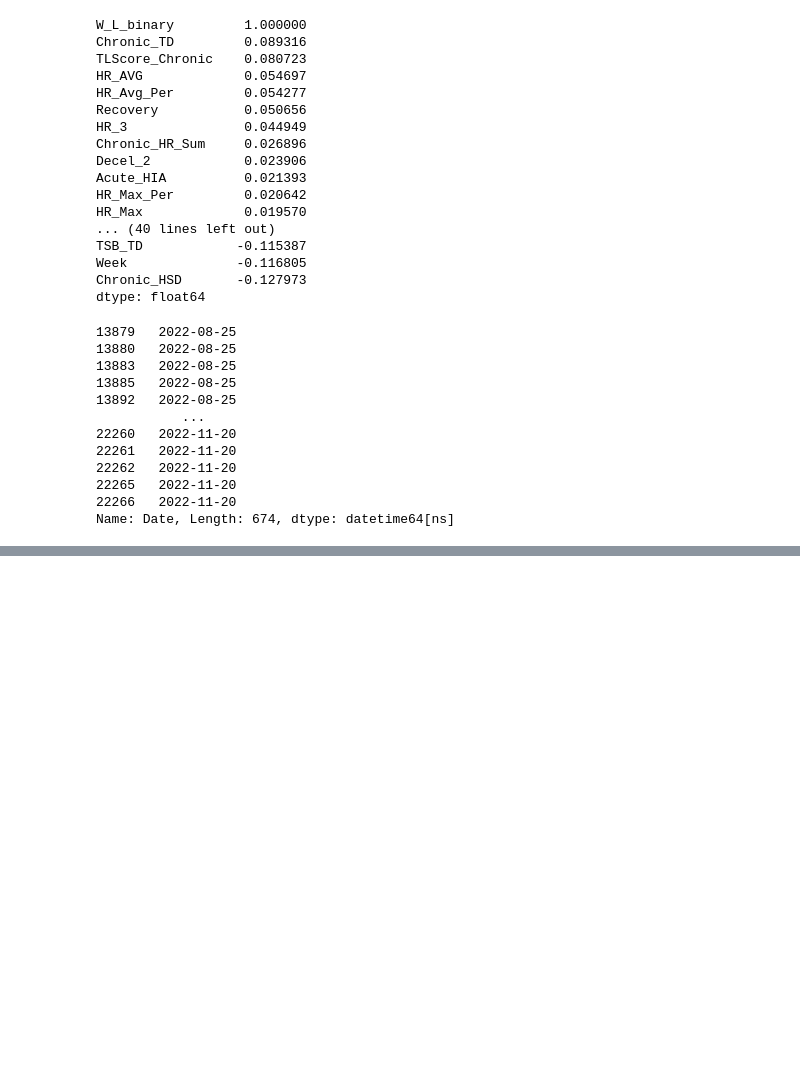
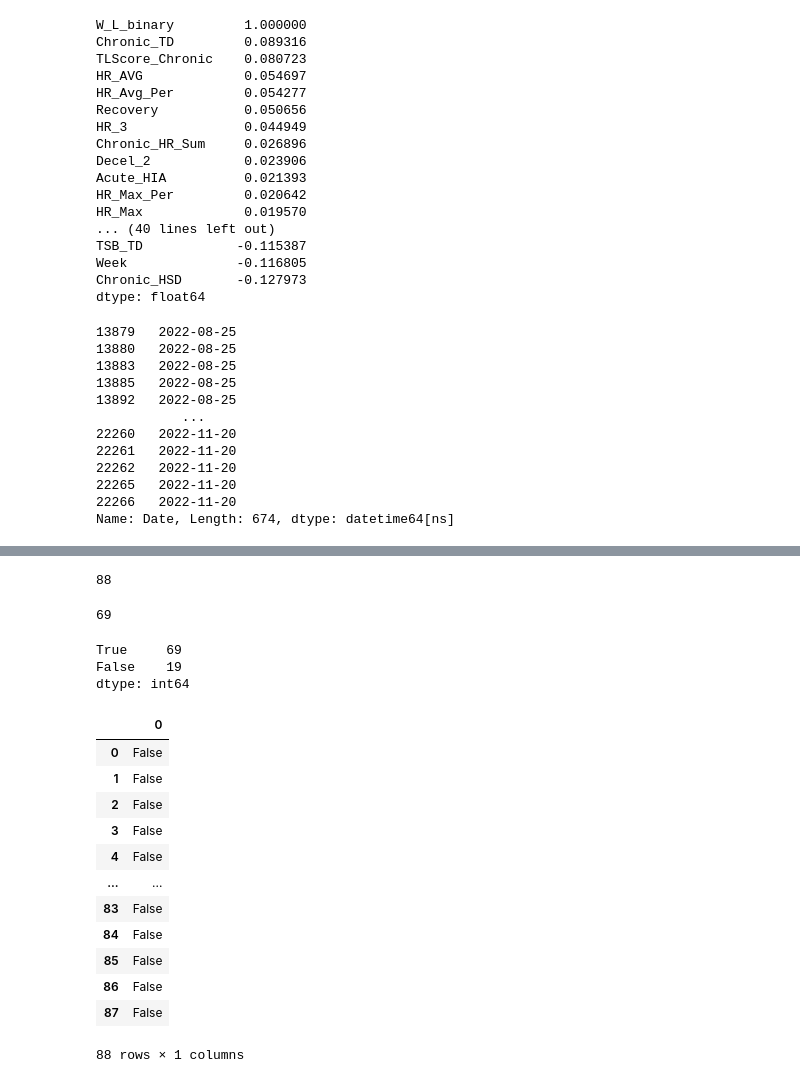
Before and after one commit to kdnu24/STAT303-2--project, a Jupyter notebook: Final_Project.ipynb, the cells around one changed output, grey strips where cells are left out. Drawn from its saved outputs; the diff is of its cells as text; code cells hidden in the pictures; blank space fills up the shorter version.

```diff
--- a/Final_Project.ipynb
+++ b/Final_Project.ipynb
@@ -351,0 +218,19 @@ Name: Date, dtype: int64
+# %%
+len(pd.date_range('08/25/2022','11/20/2022'))
+# %% [output]
+88
+# %%
+len(train.Date.unique())
+# %% [output]
+69
+# %%
+date_range = pd.date_range('08/25/2022','11/20/2022')
+#date_range = pd.DataFrame(date_range)
+#TF_date_range =
+TF_date_range = pd.DataFrame(date_range.isin(train.Date))
+TF_date_range.value_counts()
+#date_range
+# %% [output]
+True     69
+False    19
+dtype: int64
@@ -351,0 +243,20 @@ Name: Date, dtype: int64
+# %%
+#T_F = pd.DataFrame(date_range.isin(train.Date))
+#T_F.iloc[1,0]
+date_range = pd.date_range('08/25/2022','11/20/2022')
+date_range = pd.DataFrame(date_range)
+pd.DataFrame(date_range.isin(train.Date))
+# %% [output]
+|  | 0 |
+| 0 | False |
+| 1 | False |
+| 2 | False |
+| 3 | False |
+| 4 | False |
+| ... | ... |
+| 83 | False |
+| 84 | False |
+| 85 | False |
+| 86 | False |
+| 87 | False |
+88 rows × 1 columns
```
Also changed, not shown: parts of 24 cells of this notebook.
